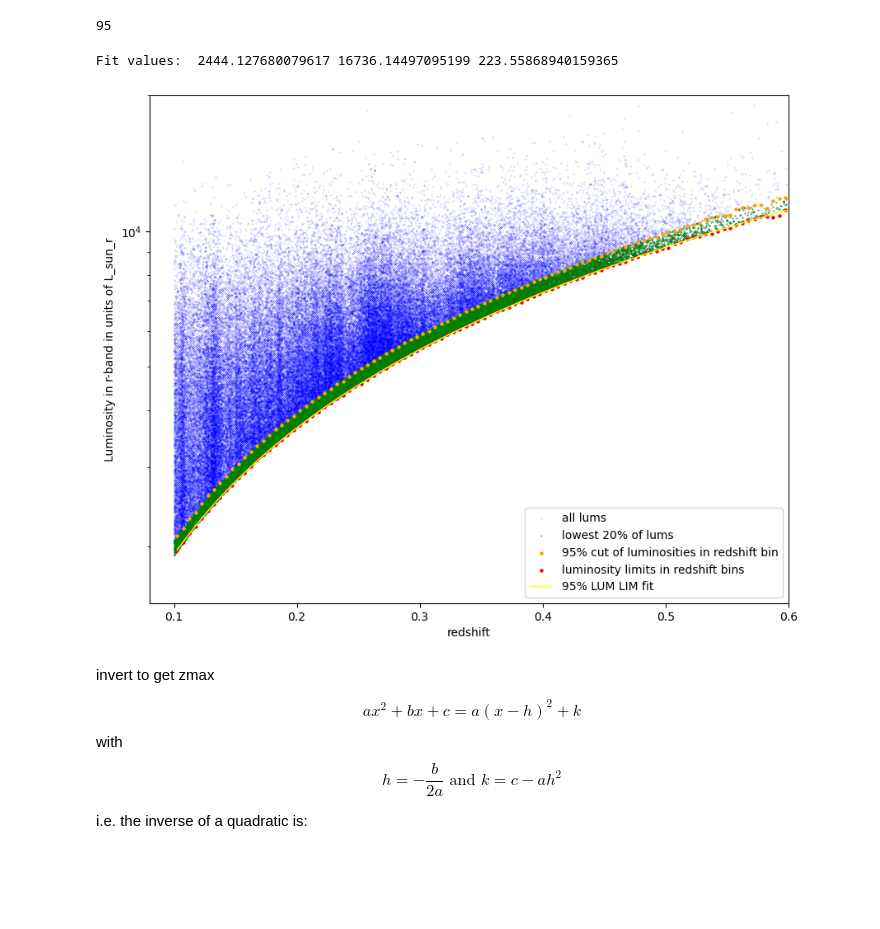
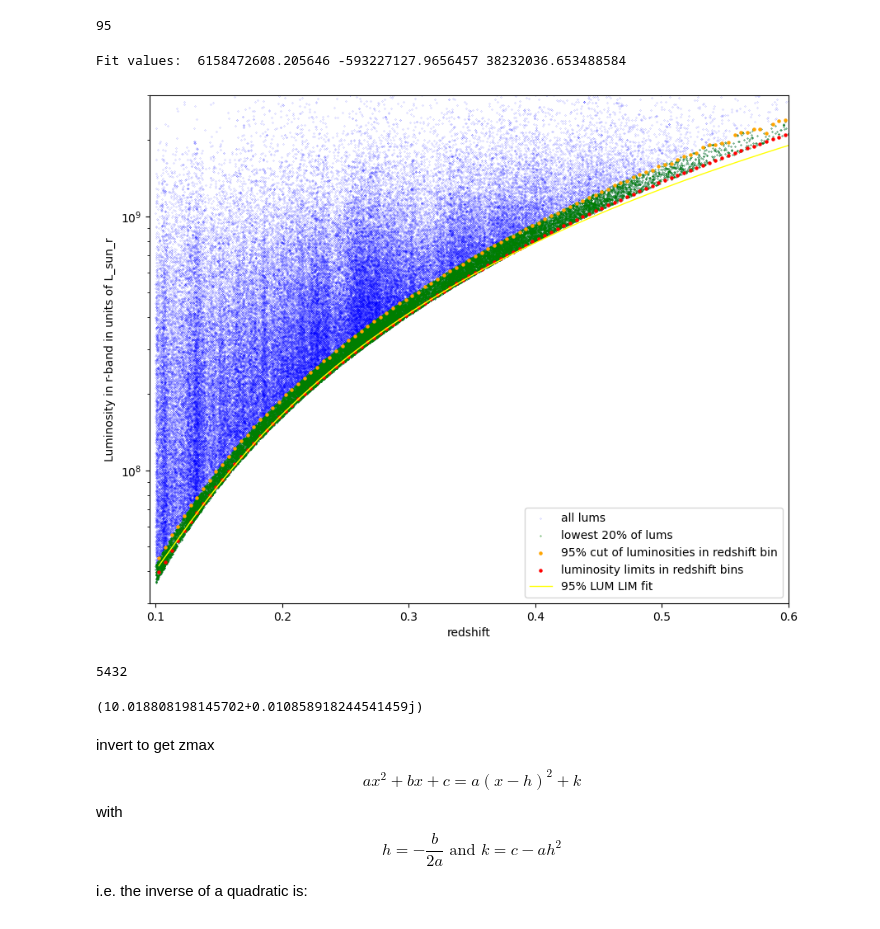
Before and after one commit to ananya971/ligo-desi-gw-follow-up, a Jupyter notebook: Galaxy Selection/1overV_Estimator.ipynb, the cells around one changed output. Saved outputs shown, nothing was run; the diff lists cells and outputs as text; code cells hidden in the pictures; blank space fills up the shorter version.

```diff
--- a/Galaxy Selection/1overV_Estimator.ipynb
+++ b/Galaxy Selection/1overV_Estimator.ipynb
@@ -235,7 +245,7 @@ Table length=228423
 | 39627793759212983 | sv3 | bright | 20210529 | 0.298218423906139 | 3.846779498568618e-05 | 0 | GALAXY | 178.49648955490085 | 0.21567173047758742 | 6.03611 | ... |
 | 39627793763403364 | sv3 | bright | 20210529 | 0.33539180185341244 | 4.837200007133158e-05 | 0 | GALAXY | 178.57363984942015 | 0.22401209754255 | 3.296762 | ... |
 # %%
-ztile_cat_r_cut = ztile_cat[ztile_cat["APP_MAG_R"] < m_limit_r]
+#ztile_cat_r_cut = ztile_cat[ztile_cat["APP_MAG_R"] < m_limit_r]
 # %%
 # ztile_cat_grouped_by_AppMag = ztile_cat_grouped_by_AppMag[ztile_cat_grouped_by_AppMag["Z"]< 0.6]
 # ztile_cat_grouped_by_AppMag = ztile_cat_grouped_by_AppMag[ztile_cat_grouped_by_AppMag["Z"]> 0.1]
@@ -454,28 +464,34 @@ stop_at
 # %%
 fig, ax = plt.subplots(figsize = (10,8))
 
 ax.scatter(ztile_cat_grouped_by_AppMag["Z"], ztile_cat_grouped_by_AppMag["LUM_R"]/(L_sun_r*10**(-7)), s = 0.01, color = "blue", label = "all lums")
 ax.scatter(ztile_cat_grouped_by_AppMag_sel["Z"], ztile_cat_grouped_by_AppMag_sel["LUM_R"]/(L_sun_r*10**(-7)), s = 0.1, color = "green", label ="lowest 20% of lums")
 
 center_z = (bins[:-1] + bins[1:])/2
 ax.scatter(center_z, LUM_95/(L_sun_r*10**(-7)), s = 5, color = "orange", label = "95% cut of luminosities in redshift bin")
 ax.scatter(center_z, LUM_LIM_95/(L_sun_r*10**(-7)), s = 5, color = "red", label ="luminosity limits in redshift bins")
 
 def poly2d(x, a, b, c):
     return a*x**2 + b*x + c
 
-coefs_LUM_LIM_95, _ = curve_fit(poly2d, center_z[:int(stop_at)], LUM_LIM_95[:int(stop_at)]/(L_sun_r*10**(-7)))
+def poly3d(x, a, b, c, d):
+    return a*x**3 + b*x**2 + c*x + d
+
+# for the fit to be good, we need to decrease the LUM values, otherwise, they fit doesn't work that well
+# normalize_LUM = 10**(7)
+
+coefs_LUM_LIM_95, _ = curve_fit(poly2d, center_z[:int(stop_at/2)], LUM_LIM_95[:int(stop_at/2)]/(L_sun_r*10**(-7)))
 print("Fit values: ", coefs_LUM_LIM_95[0], coefs_LUM_LIM_95[1], coefs_LUM_LIM_95[2])
 
 ax.plot(center_z, poly2d(center_z, *coefs_LUM_LIM_95), linewidth = 1, color = "yellow", label = "95% LUM LIM fit")
 
 ax.set_xlabel("redshift")
 ax.set_ylabel("Luminosity in r-band in units of L_sun_r")
 ax.set_yscale("log")
-ax.set_xlim(0.08,.6)
-ax.set_ylim(1.5*10**3,2*10**4)
+ax.set_xlim(0.095, 0.6)
+ax.set_ylim(3*10**7,3*10**9)
 ax.legend()
 plt.show()
 # %% [output]
-Fit values:  2444.127680079617 16736.14497095199 223.55868940159365
+Fit values:  6158472608.205646 -593227127.9656457 38232036.653488584
-[figure, old version]
+[figure, new version]
@@ -482,3 +507,11 @@ Fit values:  2444.127680079617 16736.14497095199 223.55868940159365
+# %%
+poly3d(10,  5,4,3,2)
+# %% [output]
+5432
+# %%
+poly3d_inverse(5432,  5,4,3,2)
+# %% [output]
+(10.018808198145702+0.010858918244541459j)
 # %% [markdown]
 invert to get zmax
 
```
Also changed, not shown: parts of 33 cells of this notebook, 2 other files.
